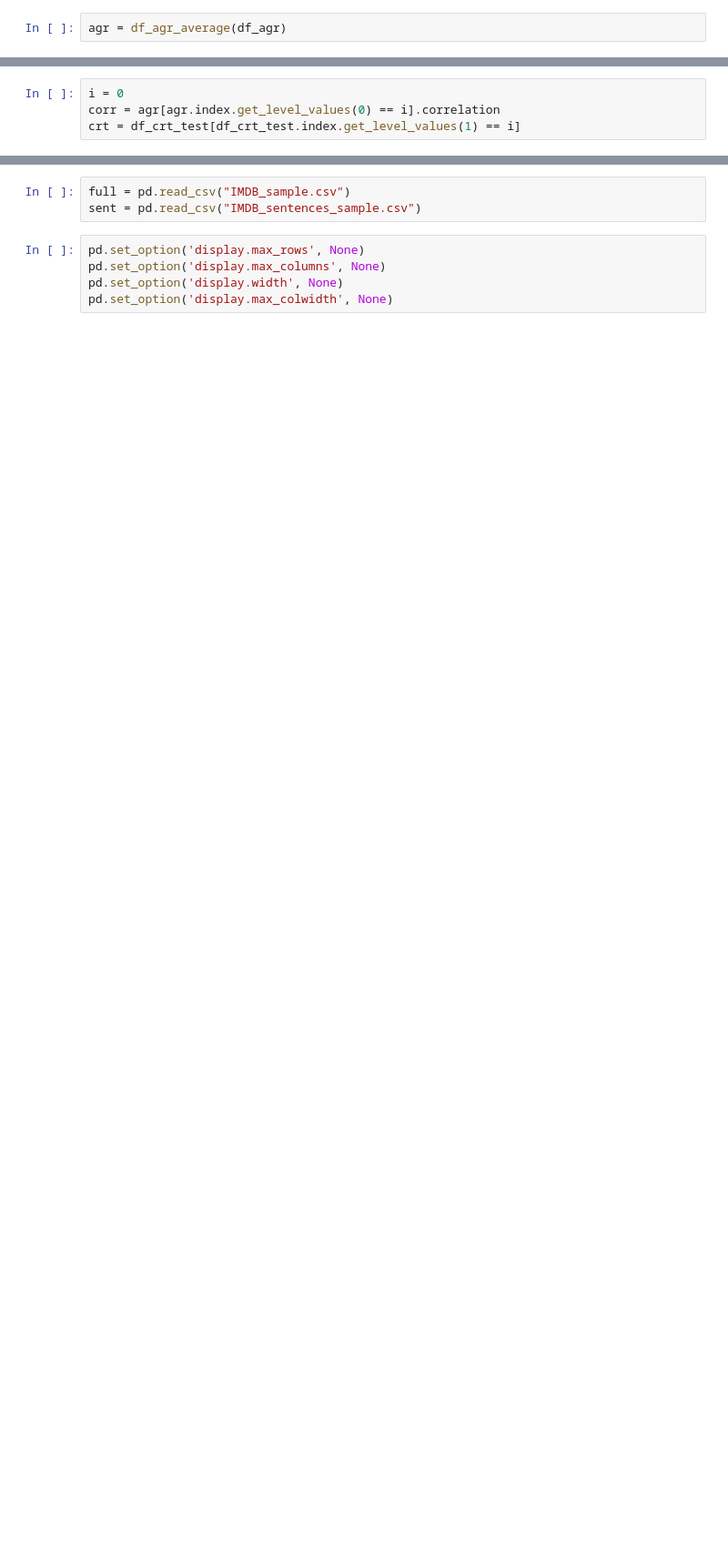
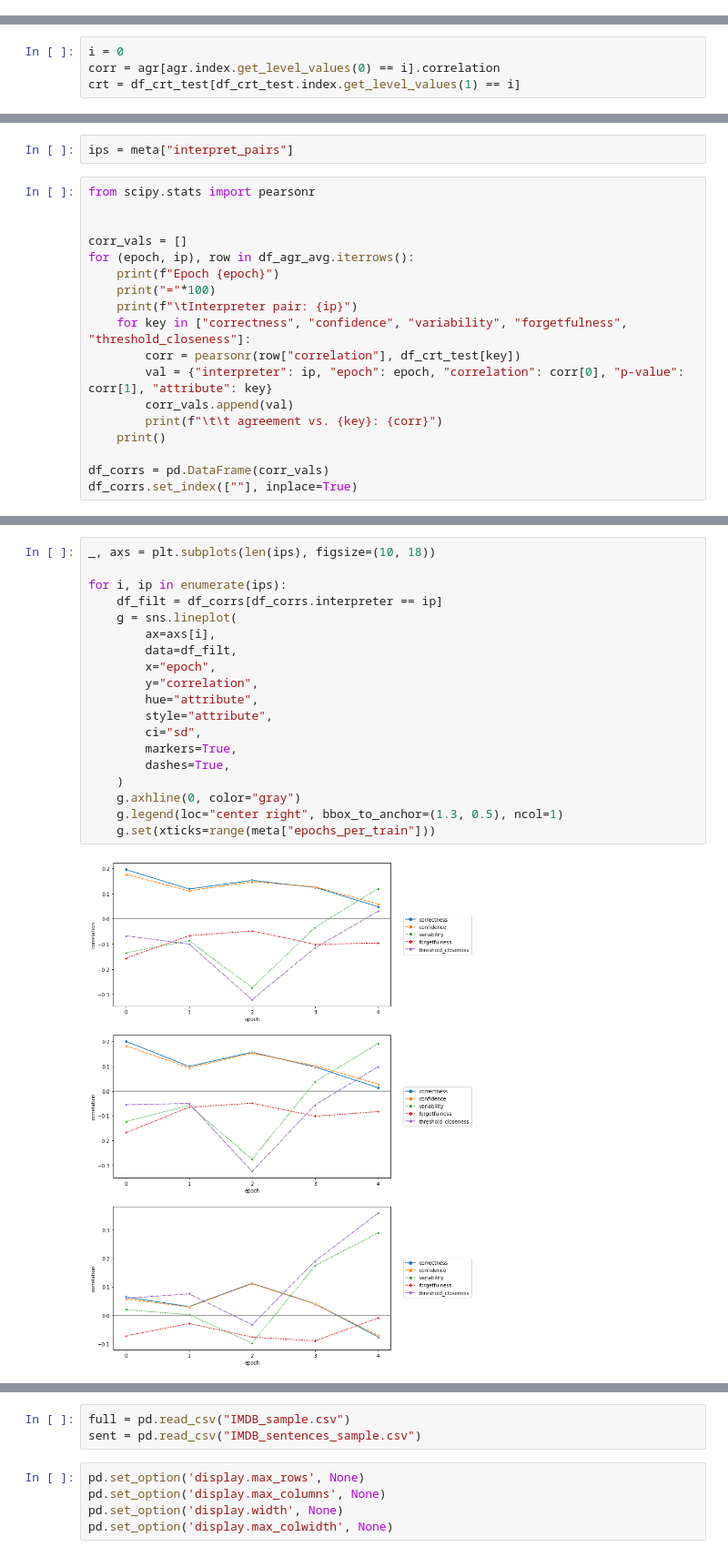
Before and after one commit to mttk/unity-in-xai-court, a Jupyter notebook: viz.ipynb, the cells around one changed output, grey strips where cells are left out. Shown at 91% size. Saved outputs shown, nothing was run; the diff lists cells and outputs as text; blank space fills up the shorter version.

```diff
--- a/viz.ipynb
+++ b/viz.ipynb
@@ -240,2 +14,0 @@ df_crt_train.correctness.agg(np.median)
-# %%
-agr = df_agr_average(df_agr)
@@ -374,0 +138,20 @@ for sampler in ["random"]:
+# %%
+ips = meta["interpret_pairs"]
+# %%
+from scipy.stats import pearsonr
+
+
+corr_vals = []
+for (epoch, ip), row in df_agr_avg.iterrows():
+    print(f"Epoch {epoch}")
+    print("="*100)
+    print(f"\tInterpreter pair: {ip}")
+    for key in ["correctness", "confidence", "variability", "forgetfulness", "threshold_closeness"]:
+        corr = pearsonr(row["correlation"], df_crt_test[key])
+        val = {"interpreter": ip, "epoch": epoch, "correlation": corr[0], "p-value": corr[1], "attribute": key}
+        corr_vals.append(val)
+        print(f"\t\t agreement vs. {key}: {corr}")
+    print()
+
+df_corrs = pd.DataFrame(corr_vals)
+df_corrs.set_index([""], inplace=True)
@@ -375,2 +189,23 @@ for sampler in ["random"]:
+# %%
+_, axs = plt.subplots(len(ips), figsize=(10, 18))
+
+for i, ip in enumerate(ips):
+    df_filt = df_corrs[df_corrs.interpreter == ip]
+    g = sns.lineplot(
+        ax=axs[i],
+        data=df_filt,
+        x="epoch",
+        y="correlation",
+        hue="attribute",
+        style="attribute",
+        ci="sd",
+        markers=True,
+        dashes=True,
+    )
+    g.axhline(0, color="gray")
+    g.legend(loc="center right", bbox_to_anchor=(1.3, 0.5), ncol=1)
+    g.set(xticks=range(meta["epochs_per_train"]))
+# %% [output]
+[figure, added]
 # %%
 plot_al_accuracy(df_tr, ci=90)
```
Also changed, not shown: parts of 40 cells of this notebook, 4 other files.
